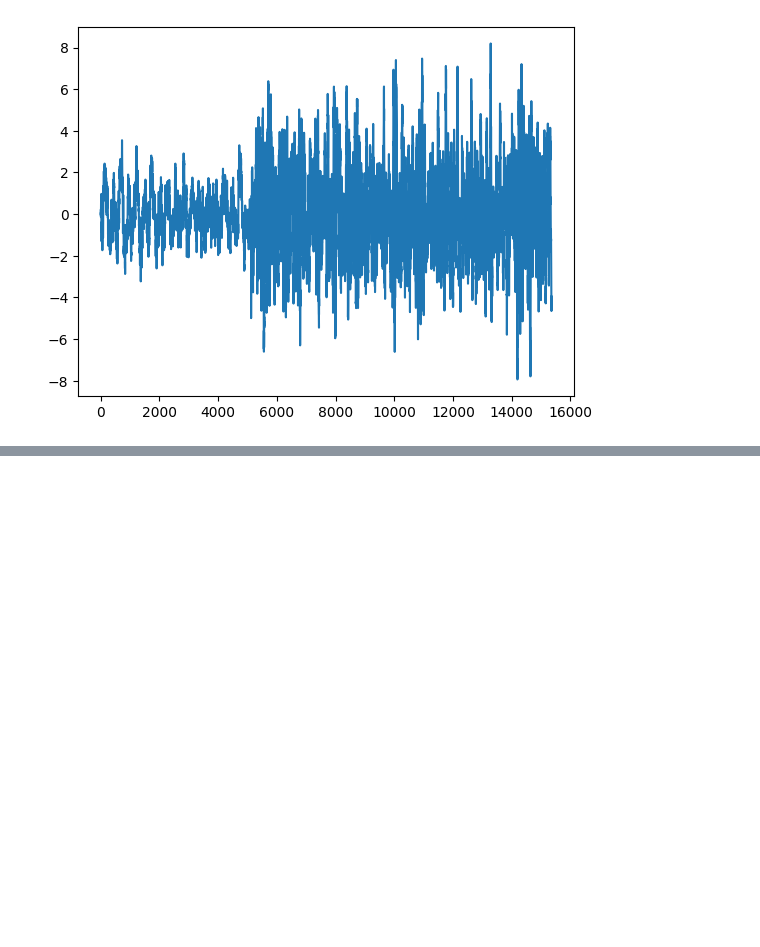
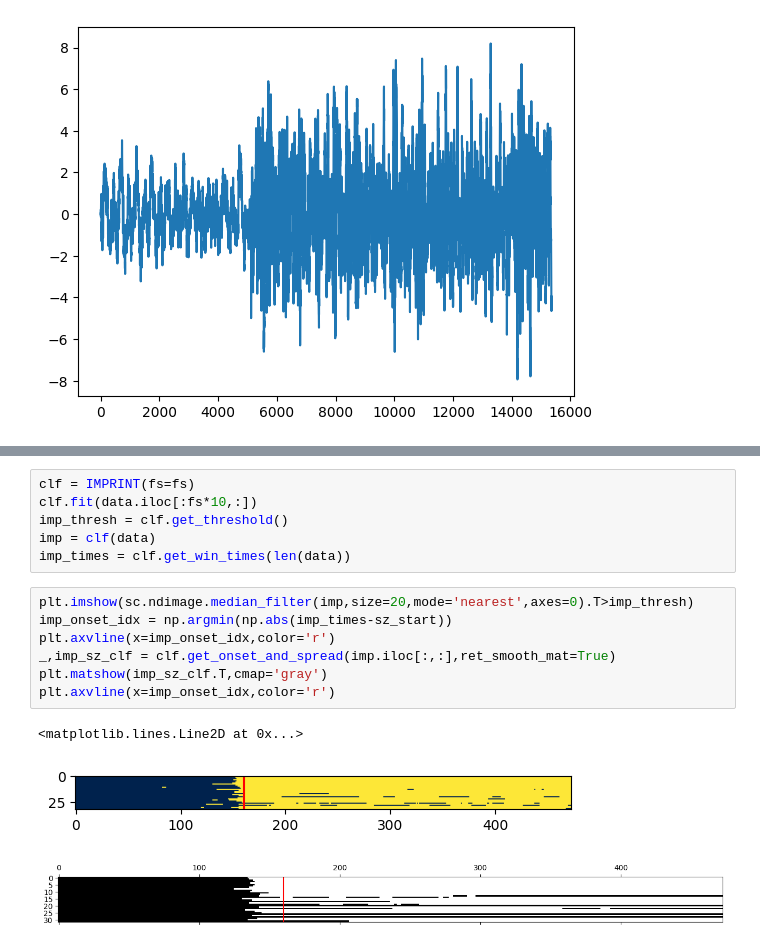
Before and after one commit to wojemann/DynaSD, a Jupyter notebook: examples/test_sim.ipynb, the cells around one changed output, grey strips where cells are left out. Cells and saved outputs as stored; diff of their text form; blank space fills up the shorter version.

Commit message:
adding imprint comparison

```diff
--- a/examples/test_sim.ipynb
+++ b/examples/test_sim.ipynb
@@ -245,0 +254,17 @@ plt.matshow(sc.ndimage.median_filter(np.log(ndd.loc[~train_mask,].copy()),size=2
+# %%
+clf = IMPRINT(fs=fs)
+clf.fit(data.iloc[:fs*10,:])
+imp_thresh = clf.get_threshold()
+imp = clf(data)
+imp_times = clf.get_win_times(len(data))
+# %%
+plt.imshow(sc.ndimage.median_filter(imp,size=20,mode='nearest',axes=0).T>imp_thresh)
+imp_onset_idx = np.argmin(np.abs(imp_times-sz_start))
+plt.axvline(x=imp_onset_idx,color='r')
+_,imp_sz_clf = clf.get_onset_and_spread(imp.iloc[:,:],ret_smooth_mat=True)
+plt.matshow(imp_sz_clf.T,cmap='gray')
+plt.axvline(x=imp_onset_idx,color='r')
+# %% [output]
+<matplotlib.lines.Line2D at 0x...>
+[figure, added]
+[figure, added]
```
Also changed, not shown: parts of 10 cells of this notebook.
